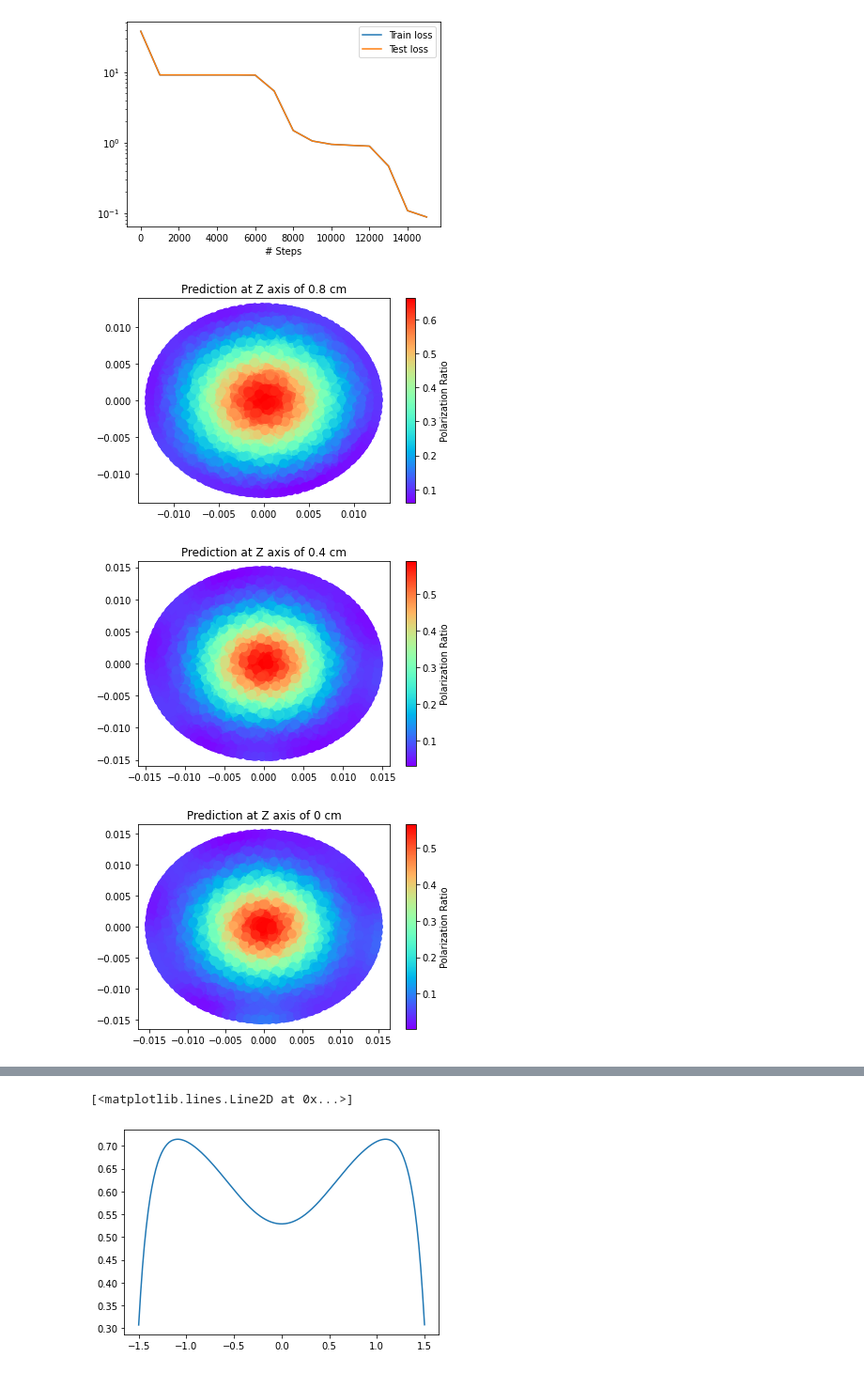
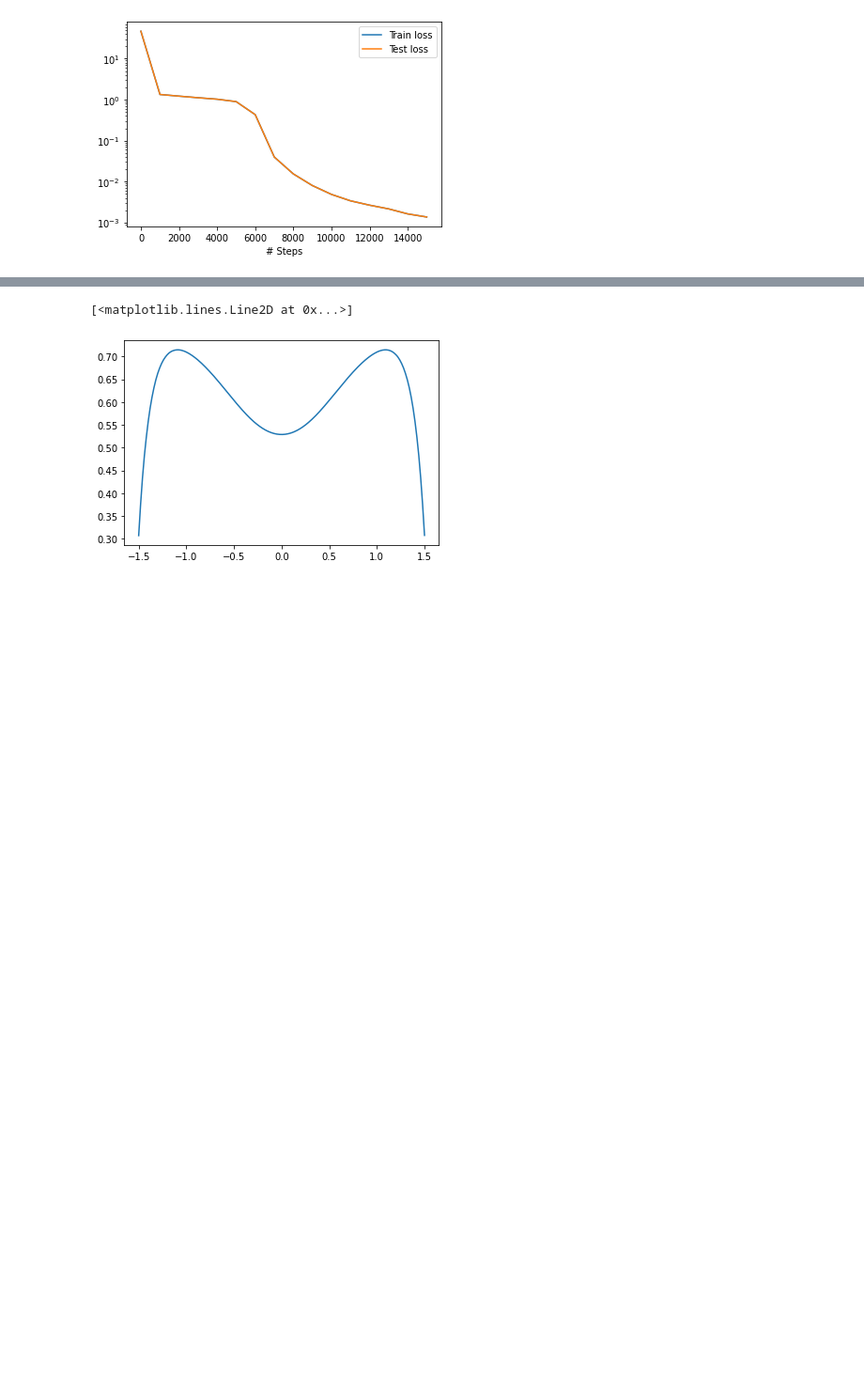
Before and after one commit to leigaoyi/PINNs_SERF, a Jupyter notebook: Rop_nonuniform_propagate.ipynb, the cells around one changed output, grey strips where cells are left out. Shown at 94% size. Drawn from its saved outputs; the diff is of its cells as text; code cells hidden in the pictures; blank space fills up the shorter version.

```diff
--- a/Rop_nonuniform_propagate.ipynb
+++ b/Rop_nonuniform_propagate.ipynb
@@ -29,27 +29,21 @@ from PIL import Image
 
 torch.set_default_tensor_type(torch.cuda.FloatTensor)
 
-## define parameters
-D = 0.58 * 1e-4 ## 扩散系数，cm2/s
-#Rop0 = 60
-#Rrel = 17.5573
+## 单位统一至cm，定义各个参数
+D = 0.585
 Rsd = 17.5573
-Rwall = 2.56401
-rpump = 0.75 * 1e-2
-q = 5 ## 减速因子
-rcell = 1.5 * 1e-2
+Rwall = 2.654
+rpump = 0.75
+q = 5
+rcell = 1.5
 
-Rrel = Rsd+q*Rwall
-
-## 抽运光衰减+补偿，实验
-# 面积和长度，统一成厘米
-## 单位统一，还是有问题，尝试到米（m）？
-I = 25 * 1e-3 # 光强W
+Rrel = Rsd + q*Rwall
+I = 25*1e-3*1e4 # kg*(cm)^2/s^3
 T = 170
-k1 = 10**(-20)
-k2 = 10**(-17)
-k3 = 1e6
-sigm = 2.34601 * 1e-17 ## 平方厘米
+k1 = 10**(-20)*10**8 # kg*cm^4/s^2
+k2 = 10**(-17)*10**4 # cm^2
+k3 = 1 # cm^-3
+sigm = 2.34601*10**(-13) # cm^2
 
 n = k3*(1/(T+273.15))*10**(21.866+4.402-4453/(T+273.15))
 
@@ -132,7 +126,7 @@ def func_boundary(x_in, Pz, numpy_X):
     y = torch.from_numpy(y).cuda()
     z = torch.from_numpy(z).cuda()
 
-    return 1e3*(D/rcell*(x*dPz_x + y*dPz_y + z*dPz_z) + Pz*second_term)
+    return (D/rcell*(x*dPz_x + y*dPz_y + z*dPz_z) + Pz*second_term)
 ## 好像边界条件没约束上，加个比例系数试试，1e3
 
 geom = dde.geometry.Sphere([0, 0, 0], rcell)
@@ -154,7 +148,7 @@ bc = dde.icbc.OperatorBC(geom, func_boundary, lambda _, on_boundary: on_boundary
 
 data = dde.data.PDE(geom, bloch_pde, bc, num_domain=25000, num_boundary=3000)
 
-net = dde.nn.FNN([3] + [30] * 4 + [1], "tanh", "Glorot normal")
+net = dde.nn.FNN([3] + [50] * 4 + [1], "tanh", "Glorot normal")
 # net.apply_output_transform(
 #     lambda x, y: (1 - tf.reduce_sum(x ** 2, axis=1, keepdims=True)) * y
 # )
@@ -166,19 +160,19 @@ losshistory, train_state = model.train(epochs=15000)
 dde.saveplot(losshistory, train_state, issave=True, isplot=True)
 
 
-#z_axis_list = [1.2, 0.8, 0.4, -0.4, -0.8, -1.2]
-z_axis_list = [0.8, 0.4, 0, -0.4, -0.8]
-for z_axis in z_axis_list:
-    figure = plt.figure()
-    X = random_sphere_points(z= z_axis*1e-2, rcell=rcell)
-    y_pred = model.predict(X)[:, 0]
-    np.save('./result/axes_{}'.format(z_axis), X)
-    np.save('./result/pred_{}'.format(z_axis), y_pred)
+# #z_axis_list = [1.2, 0.8, 0.4, -0.4, -0.8, -1.2]
+# z_axis_list = [0.8, 0.4, 0, -0.4, -0.8]
+# for z_axis in z_axis_list:
+#     figure = plt.figure()
+#     X = random_sphere_points(z= z_axis*1e-2, rcell=rcell)
+#     y_pred = model.predict(X)[:, 0]
+#     np.save('./result/axes_{}'.format(z_axis), X)
+#     np.save('./result/pred_{}'.format(z_axis), y_pred)
 
-    x_axis, y_axis = X[:, 0], X[:, 1]
-    plt.scatter(x_axis, y_axis, s=50, c= y_pred, cmap='rainbow', linewidth=3)
-    plt.colorbar(label="Polarization Ratio")
-#     plt.xlim(-1.5, 1.5)
-#     plt.ylim(-1.5, 1.5)
-    plt.title('Prediction at Z axis of {0} cm'.format(z_axis))
+#     x_axis, y_axis = X[:, 0], X[:, 1]
+#     plt.scatter(x_axis, y_axis, s=50, c= y_pred, cmap='rainbow', linewidth=3)
+#     plt.colorbar(label="Polarization Ratio")
+# #     plt.xlim(-1.5, 1.5)
+# #     plt.ylim(-1.5, 1.5)
+#     plt.title('Prediction at Z axis of {0} cm'.format(z_axis))
 # %% [output]
@@ -200,8 +193,5 @@ Step      Train loss              Test loss               Test metric
 
 Saving loss history to C:\Users\Administrator\Documents\BUAA\PINNs_SERF\loss.dat ...
 Saving training data to C:\Users\Administrator\Documents\BUAA\PINNs_SERF\train.dat ...
 Saving test data to C:\Users\Administrator\Documents\BUAA\PINNs_SERF\test.dat ...
-[figure, old version]
+[figure, new version]
-[figure, removed]
-[figure, removed]
-[figure, removed]
```
Also changed, not shown: parts of 10 cells of this notebook, 1 other file.
